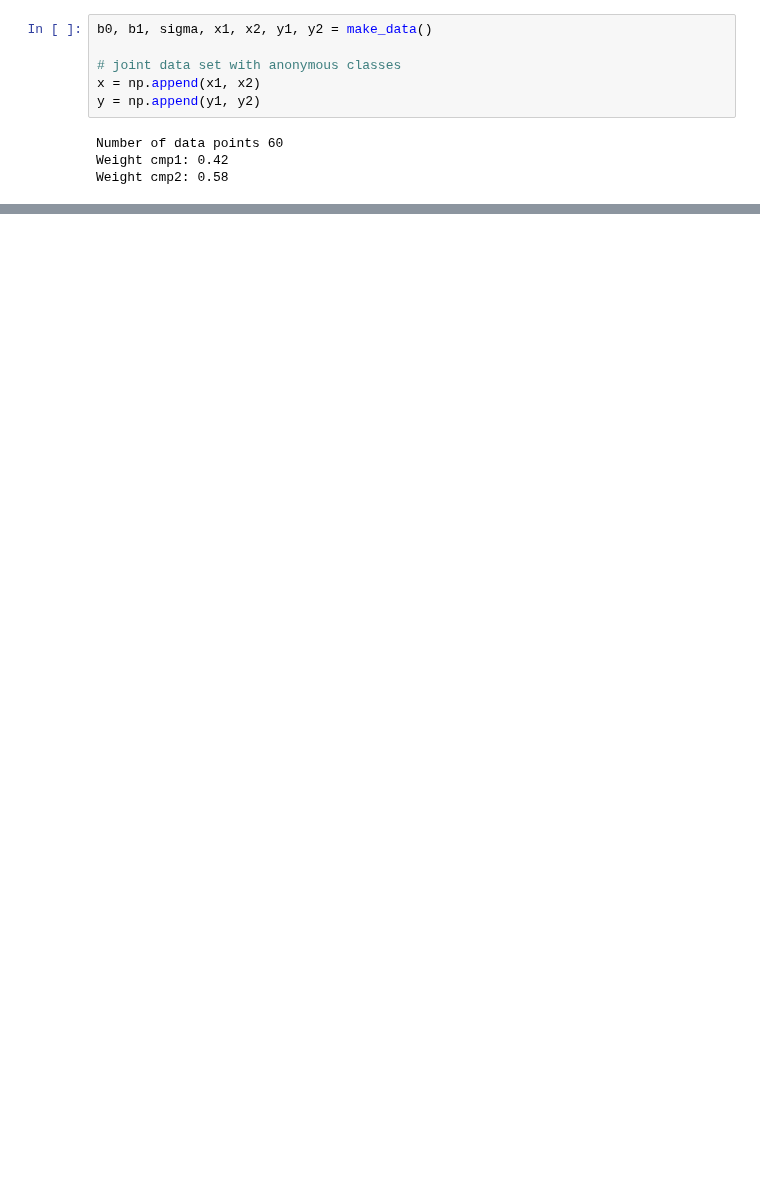
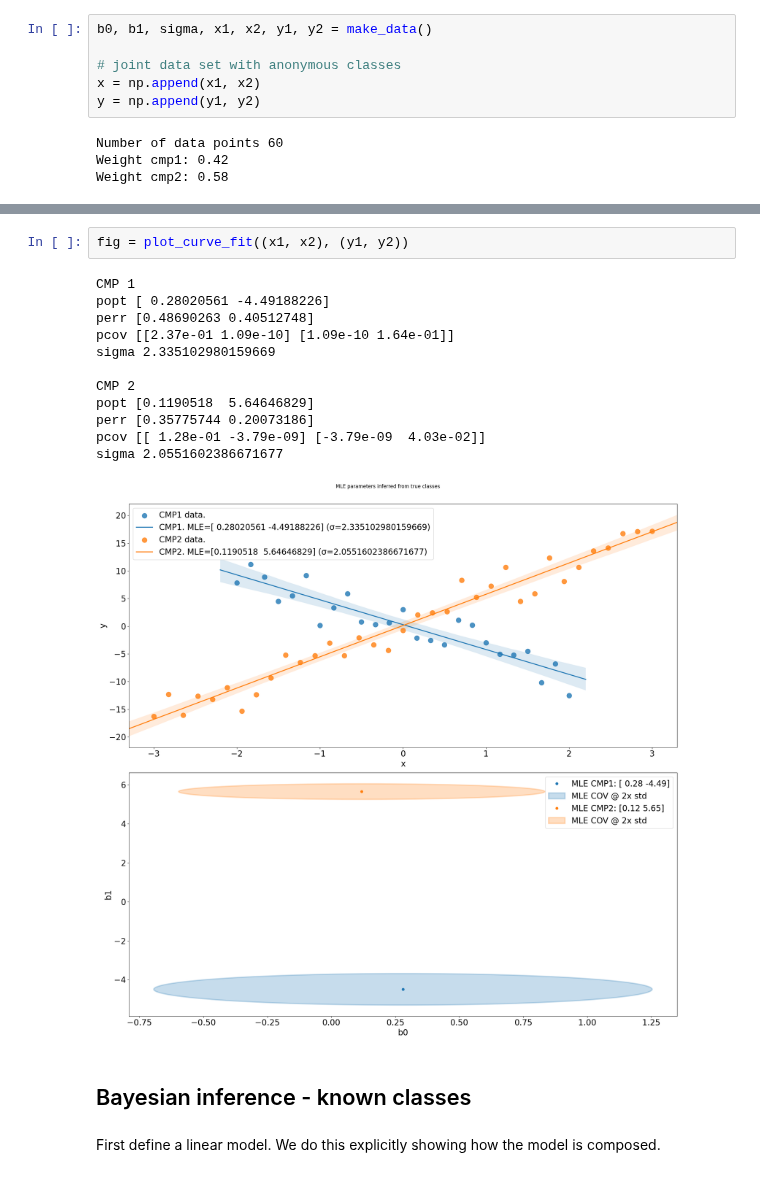
Before and after one commit to mrsonne/misc, a Jupyter notebook: regmix.ipynb, the cells around one changed output, grey strips where cells are left out. Saved outputs shown, nothing was run; the diff lists cells and outputs as text; blank space fills up the shorter version.

```diff
--- a/regmix.ipynb
+++ b/regmix.ipynb
@@ -81,0 +225,19 @@ Weight cmp2: 0.58
+# %%
+fig = plot_curve_fit((x1, x2), (y1, y2))
+# %% [output]
+CMP 1
+popt [ 0.28020561 -4.49188226]
+perr [0.48690263 0.40512748]
+pcov [[2.37e-01 1.09e-10] [1.09e-10 1.64e-01]]
+sigma 2.335102980159669
+
+CMP 2
+popt [0.1190518  5.64646829]
+perr [0.35775744 0.20073186]
+pcov [[ 1.28e-01 -3.79e-09] [-3.79e-09  4.03e-02]]
+sigma 2.0551602386671677
+[figure, added]
+# %% [markdown]
+## Bayesian inference - known classes
+# %% [markdown]
+First define a linear model. We do this explicitly showing how the model is composed.
```
Also changed, not shown: parts of 17 cells of this notebook.
